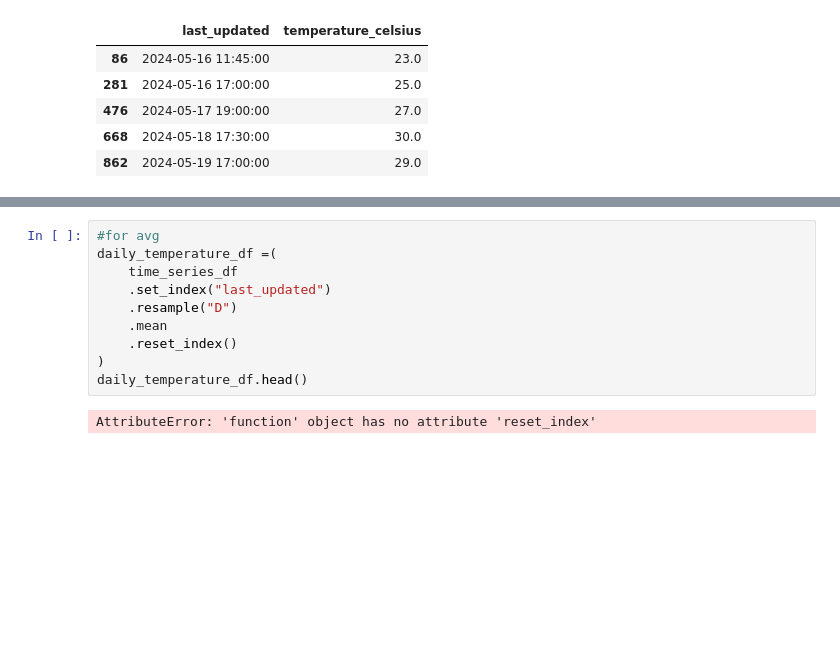
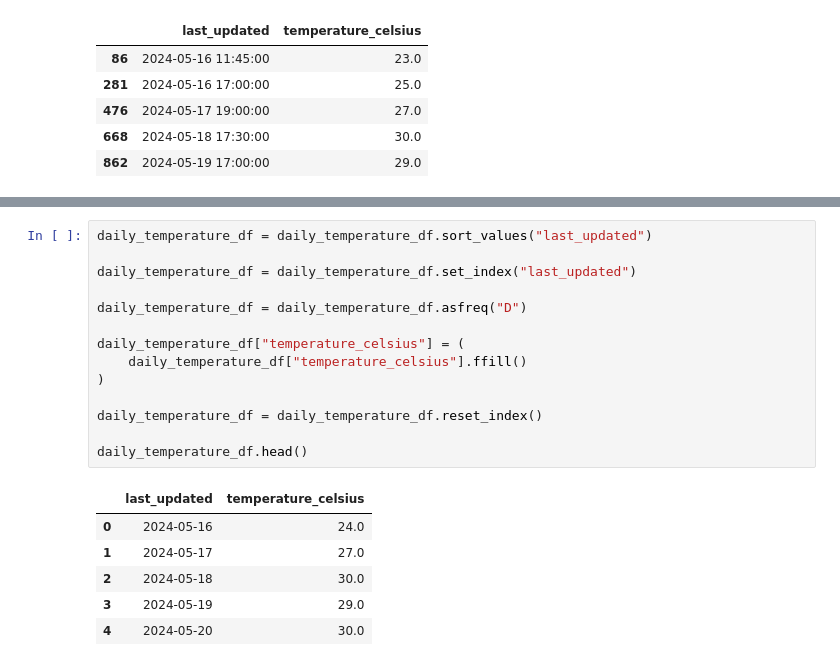
Before and after one commit to MOHAMMADSMAIL/-Weather-Trend-Forecasting, a Jupyter notebook: notebooks/01_data_exploration.ipynb, the cells around one changed output, grey strips where cells are left out. Drawn from its saved outputs; the diff is of its cells as text; blank space fills up the shorter version.

```diff
--- a/notebooks/01_data_exploration.ipynb
+++ b/notebooks/01_data_exploration.ipynb
@@ -357,12 +364,21 @@ daily_temperature_df.head()
-# %%
-#for avg
-daily_temperature_df =(
-    time_series_df
-    .set_index("last_updated")
-    .resample("D")
-    .mean
-    .reset_index()
-)
-daily_temperature_df.head()
-# %% [output]
-AttributeError: 'function' object has no attribute 'reset_index'
+# %%
+daily_temperature_df = daily_temperature_df.sort_values("last_updated")
+
+daily_temperature_df = daily_temperature_df.set_index("last_updated")
+
+daily_temperature_df = daily_temperature_df.asfreq("D")
+
+daily_temperature_df["temperature_celsius"] = (
+    daily_temperature_df["temperature_celsius"].ffill()
+)
+
+daily_temperature_df = daily_temperature_df.reset_index()
+
+daily_temperature_df.head()
+# %% [output]
+|  | last_updated | temperature_celsius |
+| 0 | 2024-05-16 | 24.0 |
+| 1 | 2024-05-17 | 27.0 |
+| 2 | 2024-05-18 | 30.0 |
+| 3 | 2024-05-19 | 29.0 |
+| 4 | 2024-05-20 | 30.0 |
```
Also changed, not shown: parts of 2 cells of this notebook, 1 other file.
